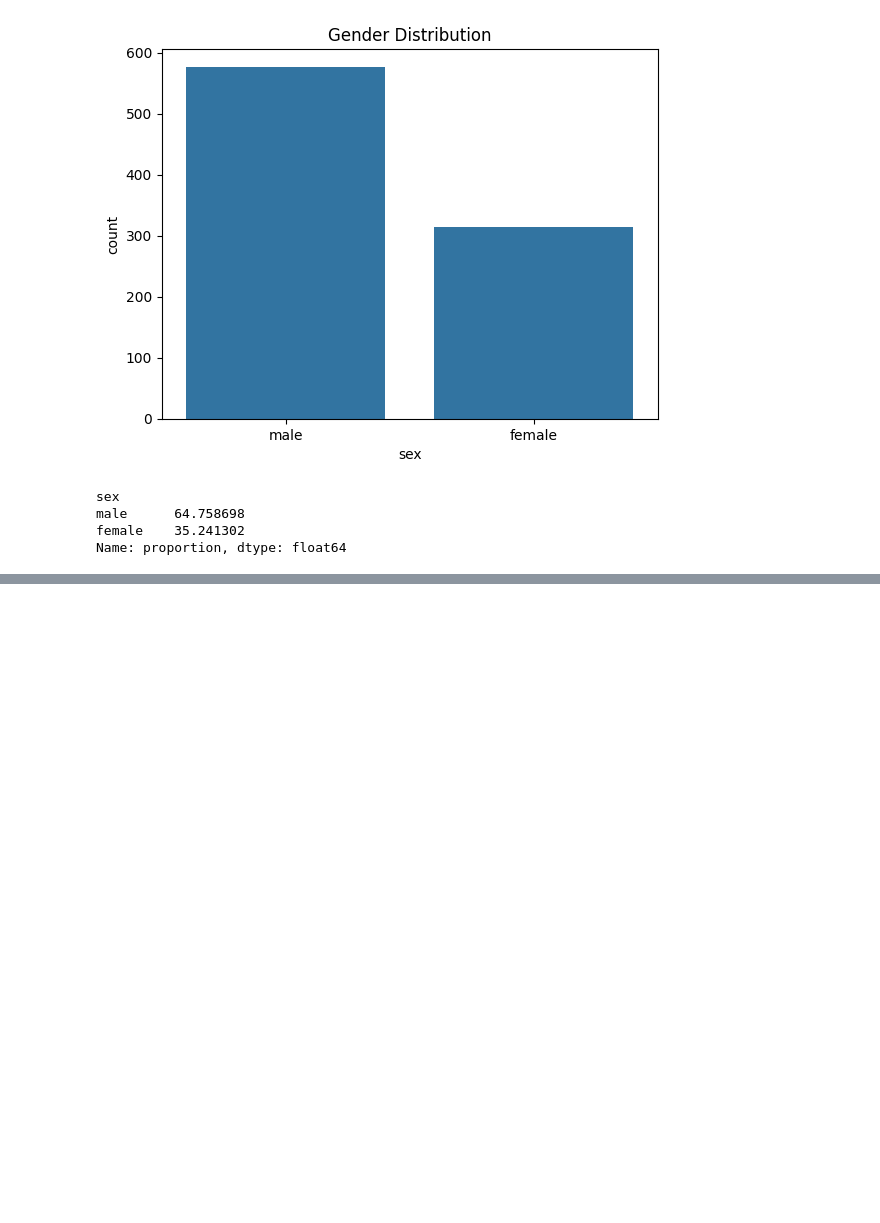
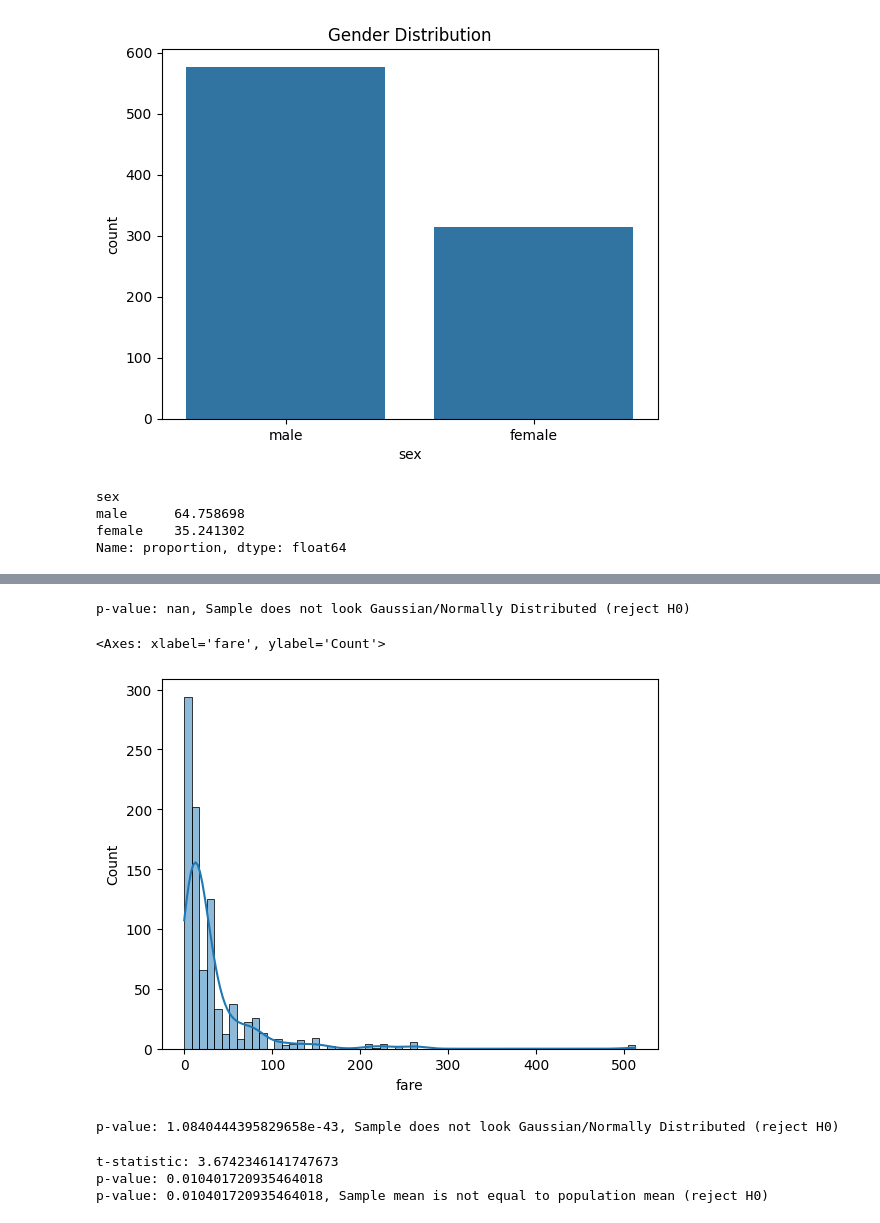
Before and after one commit to Ahangerax/Machine_Learning, a Jupyter notebook: learn/Statics.ipynb, the cells around one changed output, grey strips where cells are left out. Saved outputs shown, nothing was run; the diff lists cells and outputs as text; code cells hidden in the pictures; blank space fills up the shorter version.

```diff
--- a/learn/Statics.ipynb
+++ b/learn/Statics.ipynb
@@ -489,0 +558,50 @@ Name: proportion, dtype: float64
+# %%
+# shapiro Wilk Test
+statistic, p = stats.shapiro(df['age'])
+
+# print the results using if else
+if p > 0.05:
+    print(f'p-value: {p}, Sample looks Gaussian/Normally Distributed (fail to reject H0)')
+else:
+    print(f'p-value: {p}, Sample does not look Gaussian/Normally Distributed (reject H0)')
+# %% [output]
+p-value: nan, Sample does not look Gaussian/Normally Distributed (reject H0)
+# %%
+sns.histplot(data=df, x='fare', kde=True)
+# %% [output]
+<Axes: xlabel='fare', ylabel='Count'>
+[figure, added]
+# %%
+statistic, p = stats.shapiro(df['fare'])
+# print the results using if else
+if p > 0.05:
+    print(f'p-value: {p}, Sample looks Gaussian/Normally Distributed (fail to reject H0)')
+else:
+    print(f'p-value: {p}, Sample does not look Gaussian/Normally Distributed (reject H0)')
+# %% [output]
+p-value: 1.0840444395829658e-43, Sample does not look Gaussian/Normally Distributed (reject H0)
+# %%
+import scipy.stats as stats
+
+# sample data
+x = [4,5,6,7,8,9,10]
+
+# known population mean
+mu = 4
+
+# perform one sample t-test
+t_statistic, p = stats.ttest_1samp(x, mu)
+
+# print results
+print('t-statistic:', t_statistic)
+print('p-value:', p)
+
+# print the results using if else
+if p > 0.05:
+    print(f'p-value: {p}, Sample mean is equal to population mean (fail to reject H0)')
+else:
+    print(f'p-value: {p}, Sample mean is not equal to population mean (reject H0)')
+# %% [output]
+t-statistic: 3.6742346141747673
+p-value: 0.010401720935464018
+p-value: 0.010401720935464018, Sample mean is not equal to population mean (reject H0)
```
Also changed, not shown: parts of 15 cells of this notebook, 1 other file.
